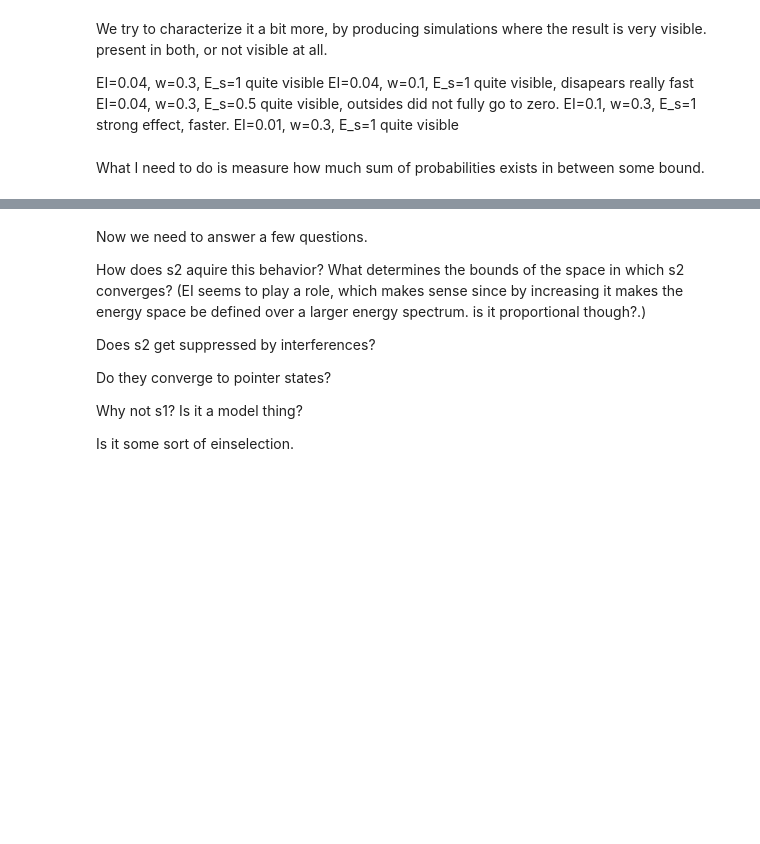
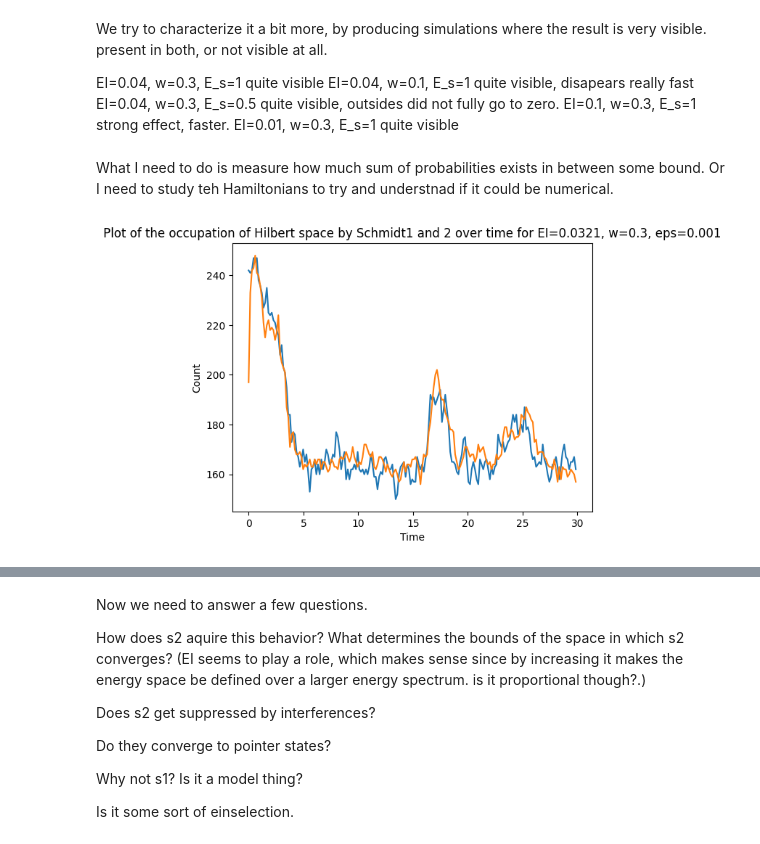
Before and after one commit to MarinAndreGirard/Quantum_Branching, a Jupyter notebook: pointer.ipynb, the cells around one changed output, grey strips where cells are left out. Drawn from its saved outputs; the diff is of its cells as text; code cells hidden in the pictures; blank space fills up the shorter version.

Commit message:
pointer count

```diff
--- a/pointer.ipynb
+++ b/pointer.ipynb
@@ -143,3 +143,44 @@ make_gif_distrib_pointer_s1(Int_strength,w,result,eigenstates_int,eigenenergies_
 make_gif_distrib_pointer_s2(Int_strength,w,result,eigenstates_int,eigenenergies_int,[0],d1,d2,E_spacing,tmax,ind_nb)
 # %% [markdown]
 What I need to do is measure how much sum of probabilities exists in between some bound.
+Or I need to study teh Hamiltonians to try and understnad if it could be numerical.
+# %%
+
+
+def occupation(tlist,result,eigenstates_total,eigenenergies_total,EI,w,eps=0.001):
+    c1_t=[]
+    c2_t=[]
+    for idx in range(len(tlist)-1):
+        state = compute_schmidt_full(result,idx+1,1)
+        state2 = compute_schmidt_full(result,idx+1,2)
+        energy_coeff=[abs(np.vdot(state, eigenstate)) ** 2 for eigenstate in eigenstates_total]
+        energy_coeff2=[abs(np.vdot(state2, eigenstate)) ** 2 for eigenstate in eigenstates_total]
+        count1 = sum(1 for coeff in energy_coeff if coeff > eps)
+        count2 = sum(1 for coeff in energy_coeff2 if coeff > eps)
+        c1_t.append(count1)
+        c2_t.append(count2)
+    plt.plot(tlist[0:len(tlist)-1], c1_t)
+    plt.plot(tlist[0:len(tlist)-1], c2_t)
+    plt.title(f"Plot of the occupation of Hilbert space by Schmidt1 and 2 over time for EI={EI}, w={w}, eps={eps}")
+    plt.xlabel("Time")
+    plt.ylabel("Count")
+    plt.show()
+    #return c1_t, c2_t
+# %%
+#testting the zoom
+#defining all quantities used in the simulation
+d1, d2 = 10, 200
+w = 0.3# smallest weight of the 2 eingestates, set btw 0 and 1
+E_spacing = 1.0
+Int_strength = 0.0321
+# Define the time settings for the simulation
+tmax= 30
+ind_nb = 200
+result, tlist, H_q, H_system_2, H_system_1_ext, H_system_2_ext, H_interaction, H_total, ket_0, ket_1, initial_state_system_2 = generate_result(d1,d2,w, E_spacing, Int_strength, tmax, ind_nb,0)
+eigenenergies_int, eigenstates_int = H_interaction.eigenstates()
+# %%
+occupation(tlist,result,eigenstates_int,eigenenergies_int,Int_strength,w,eps=0.001)
+make_gif_distrib_pointer_s1(Int_strength,w,result,eigenstates_int,eigenenergies_int,[0],d1,d2,E_spacing,tmax,ind_nb)
+make_gif_distrib_pointer_s2(Int_strength,w,result,eigenstates_int,eigenenergies_int,[0],d1,d2,E_spacing,tmax,ind_nb)
+# %% [output]
+[figure, added]
```
Also changed, not shown: parts of 1 cell of this notebook, 4 other files.
